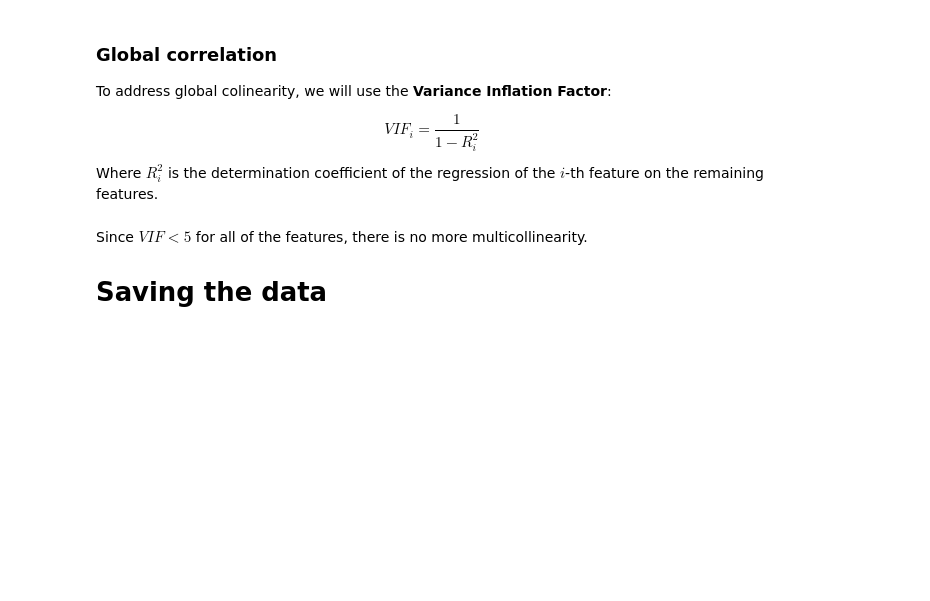
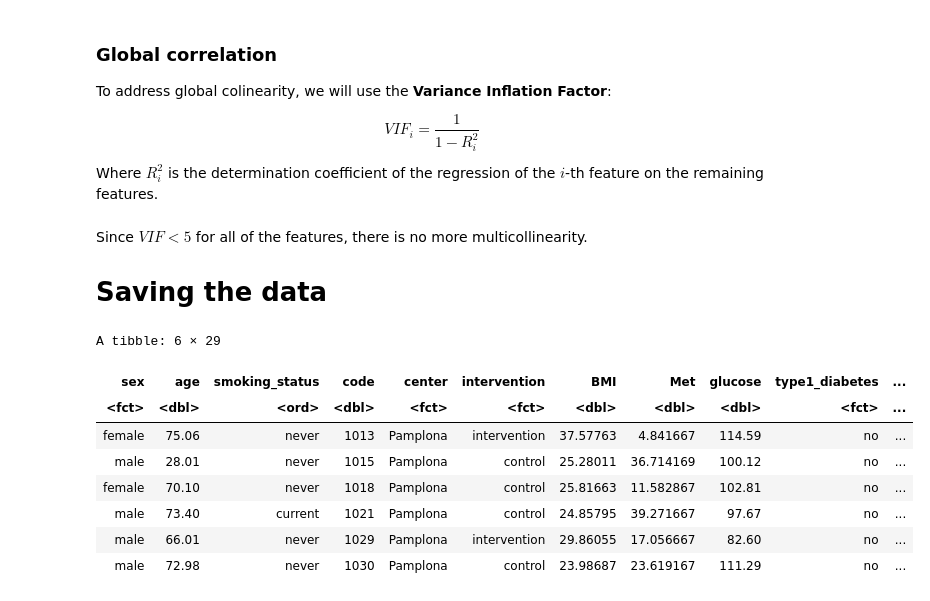
Before and after one commit to MiguelGomGar/TFM, a Jupyter notebook: notebooks/clinical_data_analysis.ipynb, the cells around one changed output. Drawn from its saved outputs; the diff is of its cells as text; code cells hidden in the pictures; blank space fills up the shorter version.

```diff
--- a/notebooks/clinical_data_analysis.ipynb
+++ b/notebooks/clinical_data_analysis.ipynb
@@ -202,10 +370,20 @@ Since $VIF < 5$ for all of the features, there is no more multicollinearity.
 
 # Saving the data
 # %%
-# Full data set
+file_path <- here("data", "clean", "whole_clinical_data.parquet")
 write_parquet(
     clinical_data,
-    "data/clean/whole_clinical_data.parquet"
+    file_path
     )
 
 head(clinical_data)
+# %% [output]
+A tibble: 6 × 29
+| sex | age | smoking_status | code | center | intervention | BMI | Met | glucose | type1_diabetes | ... |
+| <fct> | <dbl> | <ord> | <dbl> | <fct> | <fct> | <dbl> | <dbl> | <dbl> | <fct> | ... |
+| female | 75.06 | never | 1013 | Pamplona | intervention | 37.57763 | 4.841667 | 114.59 | no | ... |
+| male | 28.01 | never | 1015 | Pamplona | control | 25.28011 | 36.714169 | 100.12 | no | ... |
+| female | 70.10 | never | 1018 | Pamplona | control | 25.81663 | 11.582867 | 102.81 | no | ... |
+| male | 73.40 | current | 1021 | Pamplona | control | 24.85795 | 39.271667 | 97.67 | no | ... |
+| male | 66.01 | never | 1029 | Pamplona | intervention | 29.86055 | 17.056667 | 82.60 | no | ... |
+| male | 72.98 | never | 1030 | Pamplona | control | 23.98687 | 23.619167 | 111.29 | no | ... |
```
Also changed, not shown: parts of 18 cells of this notebook, 3 other files.
